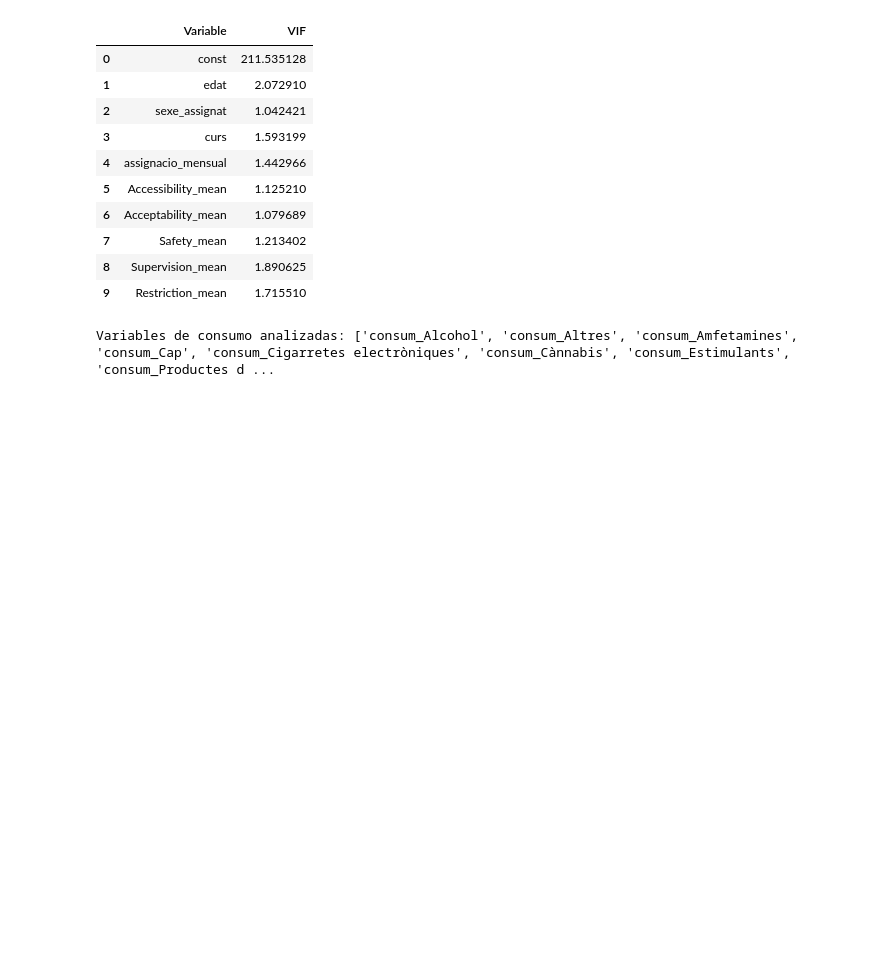
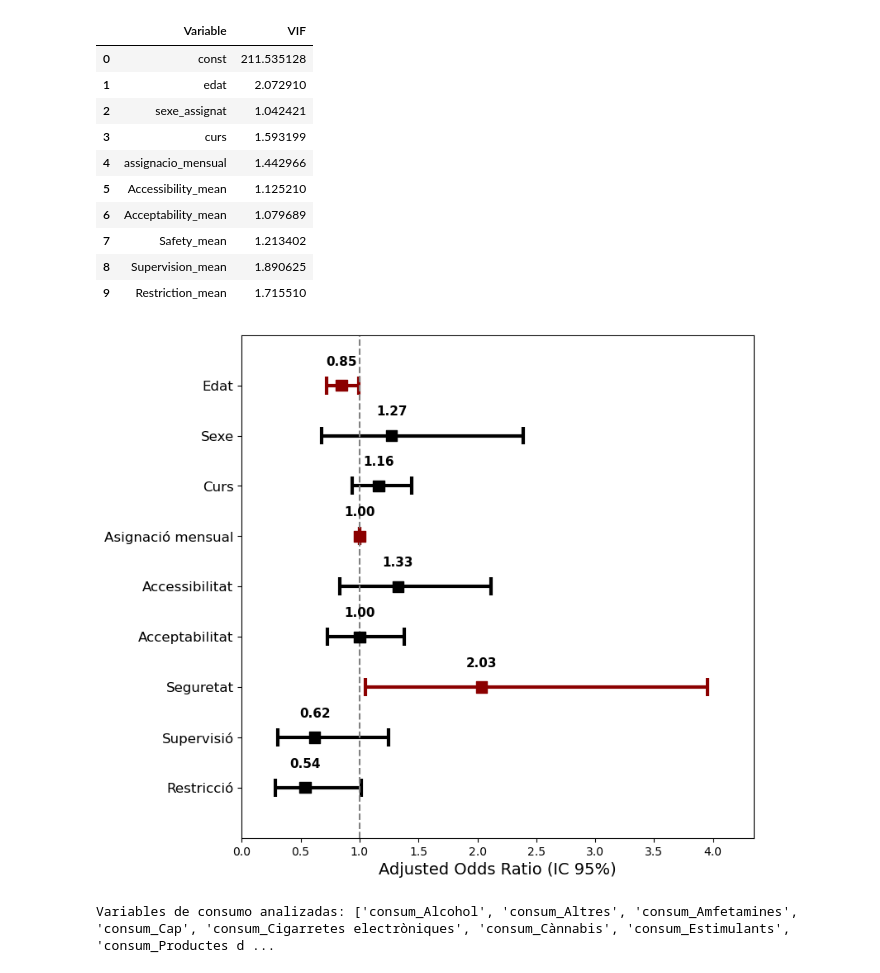
Before and after one commit to DavidRuizC/Vaping-Study, a Jupyter notebook: DataProcessing v2.ipynb, the cells around one changed output. Cells and saved outputs as stored; diff of their text form; code cells hidden in the pictures; blank space fills up the shorter version.

```diff
--- a/DataProcessing v2.ipynb
+++ b/DataProcessing v2.ipynb
@@ -2042,6 +2042,96 @@ Restriction_mean      -0.6208      0.323     -1.921      0.055      -1.254
 | 7 | Safety_mean | 1.213402 |
 | 8 | Supervision_mean | 1.890625 |
 | 9 | Restriction_mean | 1.715510 |
+# %%
+import matplotlib.pyplot as plt
+import numpy as np
+
+# Preparar datos
+forest_df = or_table.copy()
+forest_df = forest_df.drop(index="Intercept", errors="ignore")
+forest_df = forest_df.reset_index().rename(columns={"index": "Variable"})
+
+labels = {
+    "edat": "Edat",
+    "sexe_assignat": "Sexe",
+    "curs": "Curs",
+    "assignacio_mensual": "Asignació mensual",
+    "Accessibility_mean": "Accessibilitat",
+    "Acceptability_mean": "Acceptabilitat",
+    "Safety_mean": "Seguretat",
+    "Supervision_mean": "Supervisió",
+    "Restriction_mean": "Restricció"
+}
+
+forest_df["Variable_label"] = forest_df["Variable"].map(labels)
+forest_df = forest_df.iloc[::-1].reset_index(drop=True)
+
+y_pos = np.arange(len(forest_df))
+
+# Colores según significación
+colors = ["darkred" if p < 0.05 else "black" for p in forest_df["p_valor"]]
+
+# Crear figura (más alta)
+fig, ax = plt.subplots(figsize=(10, 7))
+
+# Dibujar intervalos de confianza
+ax.hlines(
+    y=y_pos,
+    xmin=forest_df["IC95_inf"],
+    xmax=forest_df["IC95_sup"],
+    color=colors,
+    linewidth=3
+)
+
+# Añadir "cap ends" (extremos laterales)
+cap_height = 0.18
+for i, row in forest_df.iterrows():
+    ax.vlines(row["IC95_inf"], i - cap_height, i + cap_height, color=colors[i], linewidth=3)
+    ax.vlines(row["IC95_sup"], i - cap_height, i + cap_height, color=colors[i], linewidth=3)
+
+# Puntos AOR
+ax.scatter(
+    forest_df["AOR"],
+    y_pos,
+    marker="s",
+    color=colors,
+    s=90,
+    zorder=3
+)
+
+# Línea vertical OR = 1
+ax.axvline(1, color="gray", linestyle="--", linewidth=1.5)
+
+# Añadir valor AOR encima de cada punto
+for i, row in forest_df.iterrows():
+    ax.text(
+        row["AOR"],
+        i + 0.35,
+        f'{row["AOR"]:.2f}',
+        ha="center",
+        va="bottom",
+        fontsize=11,
+        fontweight="bold"
+    )
+
+# Ejes
+ax.set_yticks(y_pos)
+ax.set_yticklabels(forest_df["Variable_label"], fontsize=12)
+ax.set_xlabel("Adjusted Odds Ratio (IC 95%)", fontsize=14)
+
+
+# 👉 Forzar que el eje X empiece en 0
+ax.set_xlim(0, max(forest_df["IC95_sup"]) * 1.1)
+
+# MÁS espacio arriba y abajo
+ax.set_ylim(-1, len(forest_df))
+
+# Ajustar márgenes
+plt.subplots_adjust(top=0.95, bottom=0.08, left=0.28)
+
+plt.show()
+# %% [output]
+[figure, added]
 # %%
 from scipy.stats import pointbiserialr
 import pandas as pd
```
Also changed, not shown: parts of 1 cell of this notebook.
